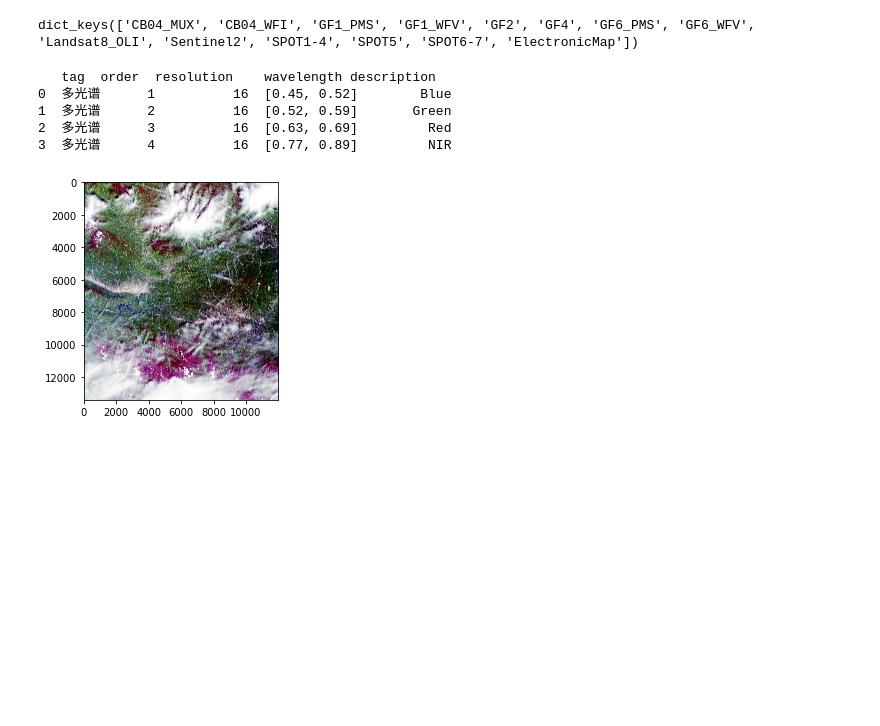
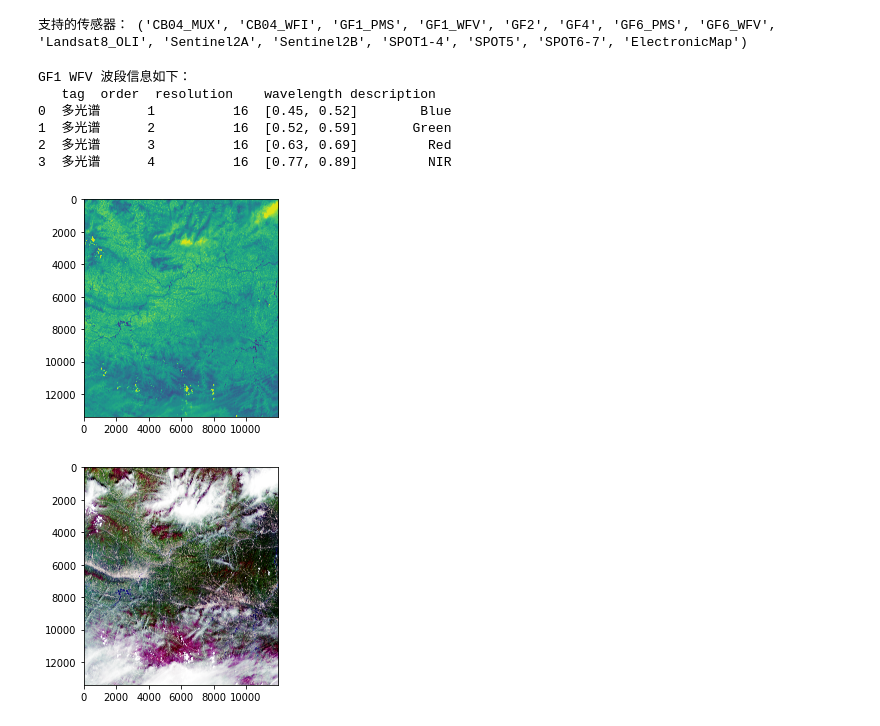
Before and after one commit to geoyee/SDRL, a Jupyter notebook: test.ipynb, the cells around one changed output. Drawn from its saved outputs; the diff is of its cells as text; code cells hidden in the pictures; blank space fills up the shorter version.

```diff
--- a/test.ipynb
+++ b/test.ipynb
@@ -3,14 +3,18 @@ from sdrl import SATELLITES, SatelliteReader
 import matplotlib.pyplot as plt
 
 %matplotlib inline
-# %%
-print(SATELLITES.keys())
-# %% [output]
-dict_keys(['CB04_MUX', 'CB04_WFI', 'GF1_PMS', 'GF1_WFV', 'GF2', 'GF4', 'GF6_PMS', 'GF6_WFV', 'Landsat8_OLI', 'Sentinel2', 'SPOT1-4', 'SPOT5', 'SPOT6-7', 'ElectronicMap'])
+# %%
+# 打印当前支持的传感器
+print("支持的传感器：", SatelliteReader.support_sensing())
+# %% [output]
+支持的传感器： ('CB04_MUX', 'CB04_WFI', 'GF1_PMS', 'GF1_WFV', 'GF2', 'GF4', 'GF6_PMS', 'GF6_WFV', 'Landsat8_OLI', 'Sentinel2A', 'Sentinel2B', 'SPOT1-4', 'SPOT5', 'SPOT6-7', 'ElectronicMap')
 # %%
+# 构造GF1 WFV数据的读取器
 gf1_wfv_reader = SatelliteReader(sensing="GF1_WFV")
+print("GF1 WFV 波段信息如下：")
 gf1_wfv_reader.summay()
 # %% [output]
+GF1 WFV 波段信息如下：
    tag  order  resolution    wavelength description
 0  多光谱      1          16  [0.45, 0.52]        Blue
 1  多光谱      2          16  [0.52, 0.59]       Green
@@ -21 +26,8 @@ gf1_wfv_reader.read("testdata/GF1_WFV2_E109.5_N32.6_20200425_L1A0004761605.tiff"
+# %%
+# 加载近红外波段进行显示
+nir = gf1_wfv_reader.get_band("NIR", "description")
+plt.imshow(nir)
+plt.show()
+# %% [output]
+[figure, added]
 # %%
```
Also changed, not shown: parts of 6 cells of this notebook, 10 other files.
